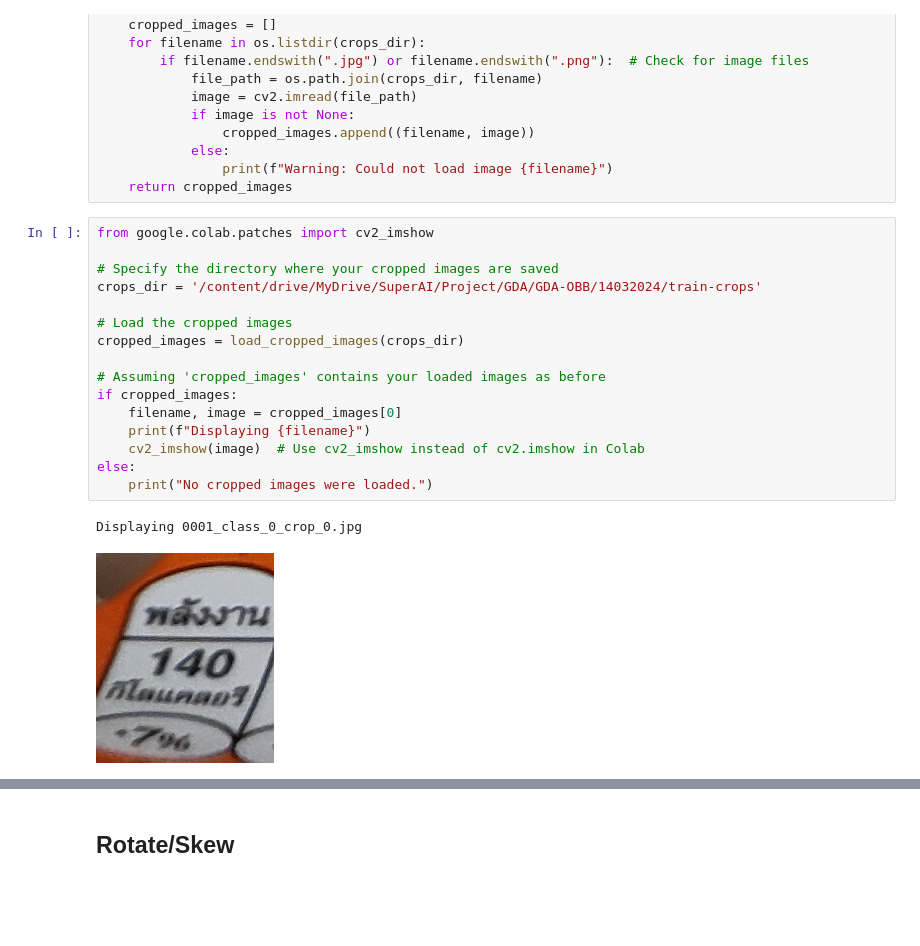
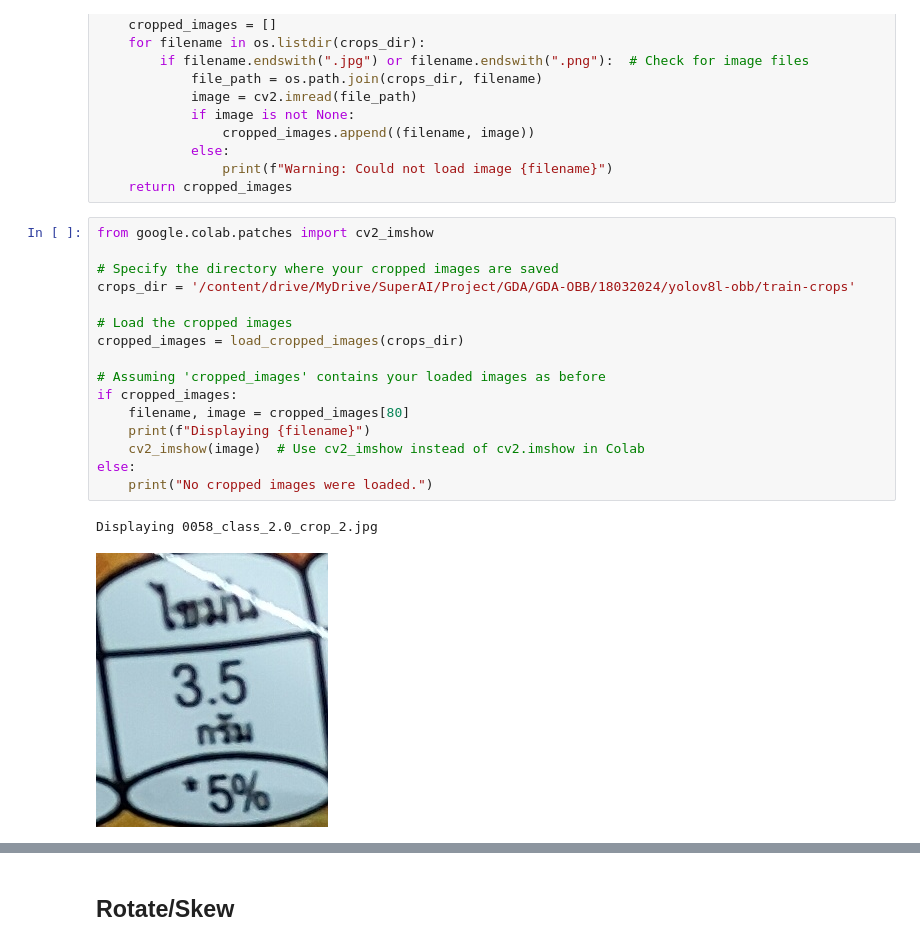
Before and after one commit to msarisapim/GDA_record, a Jupyter notebook: GDA_yolo_OCR.ipynb, the cells around one changed output, grey strips where cells are left out. Cells and saved outputs as stored; diff of their text form; blank space fills up the shorter version.

```diff
--- a/GDA_yolo_OCR.ipynb
+++ b/GDA_yolo_OCR.ipynb
@@ -408,22 +424,22 @@ def load_cropped_images(crops_dir):
 # %%
 from google.colab.patches import cv2_imshow
 
 # Specify the directory where your cropped images are saved
-crops_dir = '/content/drive/MyDrive/SuperAI/Project/GDA/GDA-OBB/14032024/train-crops'
+crops_dir = '/content/drive/MyDrive/SuperAI/Project/GDA/GDA-OBB/18032024/yolov8l-obb/train-crops'
 
 # Load the cropped images
 cropped_images = load_cropped_images(crops_dir)
 
 # Assuming 'cropped_images' contains your loaded images as before
 if cropped_images:
-    filename, image = cropped_images[0]
+    filename, image = cropped_images[80]
     print(f"Displaying {filename}")
     cv2_imshow(image)  # Use cv2_imshow instead of cv2.imshow in Colab
 else:
     print("No cropped images were loaded.")
 # %% [output]
-Displaying 0001_class_0_crop_0.jpg
+Displaying 0058_class_2.0_crop_2.jpg
-[figure, old version]
+[figure, new version]
 # %%
 len(cropped_images)
 # %% [output]
```
Also changed, not shown: parts of 20 cells of this notebook.
